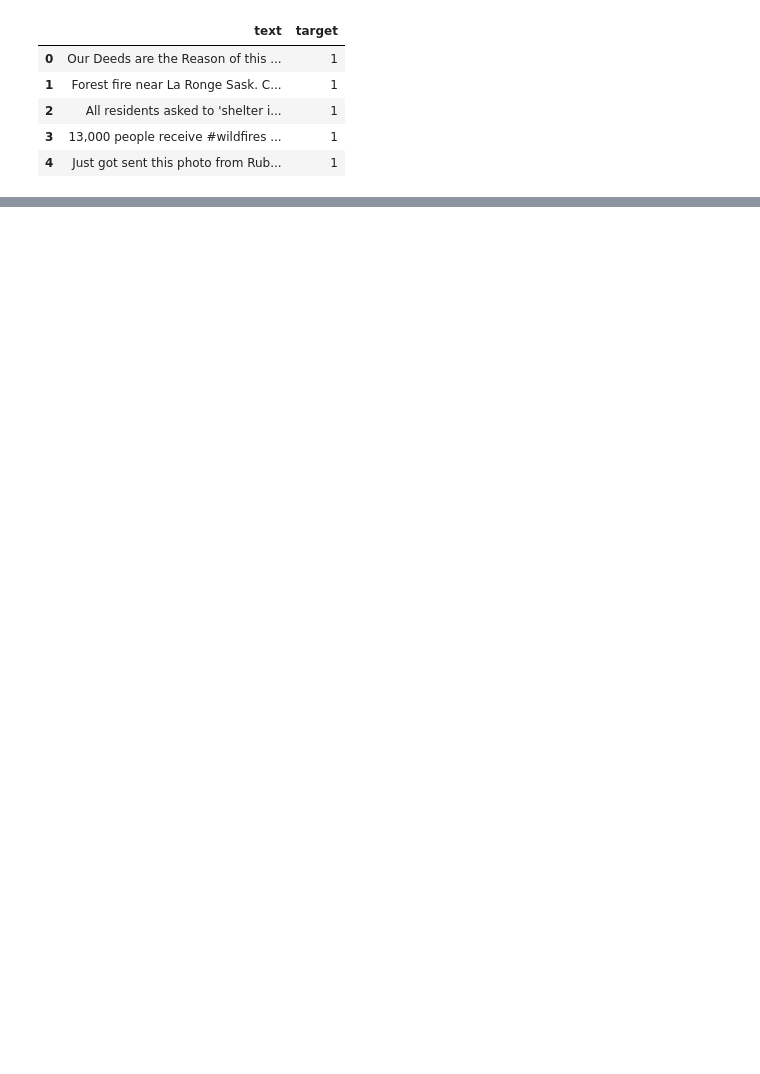
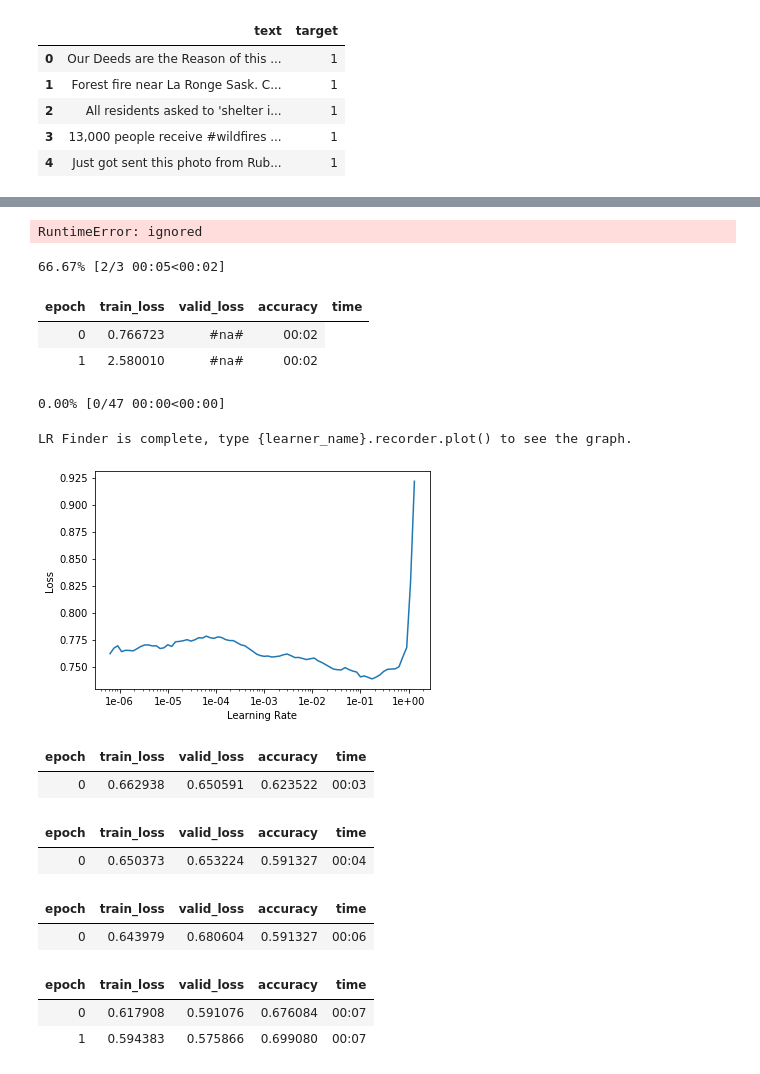
Before and after one commit to rajibmondal/Projects.NLP, a Jupyter notebook: NLP_with_Disaster_Tweets.ipynb, the cells around one changed output, grey strips where cells are left out. Cells and saved outputs as stored; diff of their text form; code cells hidden in the pictures; blank space fills up the shorter version.

```diff
--- a/NLP_with_Disaster_Tweets.ipynb
+++ b/NLP_with_Disaster_Tweets.ipynb
@@ -197,2 +232,2 @@ data.save('lm_databunch')
 # %%
-data = load_data(path, 'lm_databunch', bs=bs)
+data_clas = load_data(path, 'data_clas.pkl', bs=bs)
@@ -206,0 +243,24 @@ AttributeError: ignored
+# %%
+data_clas.vocab.itos = data_lm.vocab.itos
+# %%
+learn = text_classifier_learner(data_clas, AWD_LSTM, drop_mult=0.3)
+# %%
+learn.load_encoder('fine_tuned_enc')
+# %% [output]
+RuntimeError: ignored
+# %%
+learn.lr_find()
+learn.recorder.plot()
+# %% [output]
+66.67% [2/3 00:05<00:02]
+| epoch | train_loss | valid_loss | accuracy | time |
+| 0 | 0.766723 | #na# | 00:02 |
+| 1 | 2.580010 | #na# | 00:02 |
+0.00% [0/47 00:00<00:00]
+LR Finder is complete, type {learner_name}.recorder.plot() to see the graph.
+[figure, added]
+# %%
+learn.fit_one_cycle(1, 1e-2, moms=(0.8,0.7))
+# %% [output]
+| epoch | train_loss | valid_loss | accuracy | time |
+| 0 | 0.662938 | 0.650591 | 0.623522 | 00:03 |
@@ -206,0 +271,6 @@ AttributeError: ignored
+# %%
+learn.freeze_to(-2)
+learn.fit_one_cycle(1, slice(1e-2/(2.6**4),1e-2), moms=(0.8,0.7))
+# %% [output]
+| epoch | train_loss | valid_loss | accuracy | time |
+| 0 | 0.650373 | 0.653224 | 0.591327 | 00:04 |
@@ -206,0 +281,6 @@ AttributeError: ignored
+# %%
+learn.freeze_to(-3)
+learn.fit_one_cycle(1, slice(5e-3/(2.6**4),5e-3), moms=(0.8,0.7))
+# %% [output]
+| epoch | train_loss | valid_loss | accuracy | time |
+| 0 | 0.643979 | 0.680604 | 0.591327 | 00:06 |
@@ -206,0 +291,7 @@ AttributeError: ignored
+# %%
+learn.unfreeze()
+learn.fit_one_cycle(2, slice(1e-3/(2.6**4),1e-3), moms=(0.8,0.7))
+# %% [output]
+| epoch | train_loss | valid_loss | accuracy | time |
+| 0 | 0.617908 | 0.591076 | 0.676084 | 00:07 |
+| 1 | 0.594383 | 0.575866 | 0.699080 | 00:07 |
```
Also changed, not shown: parts of 31 cells of this notebook.
